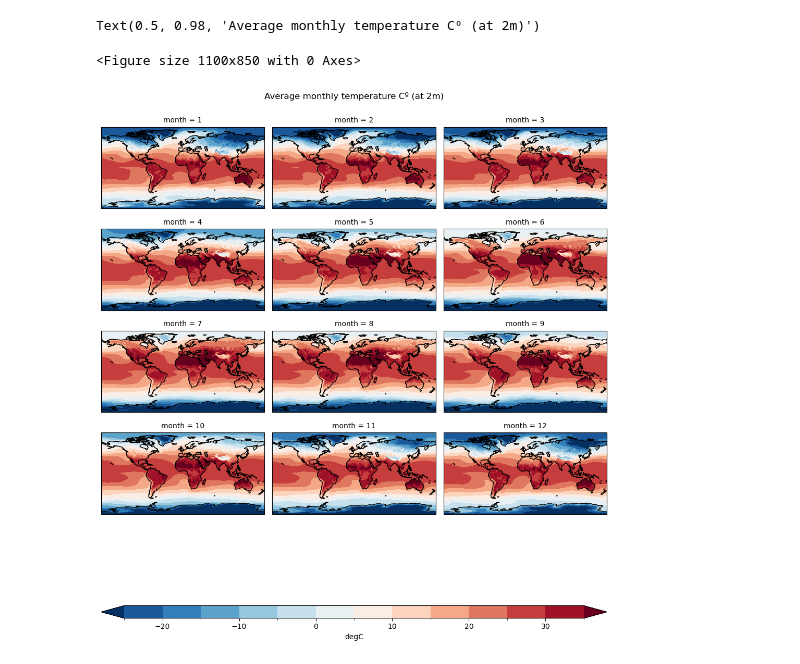
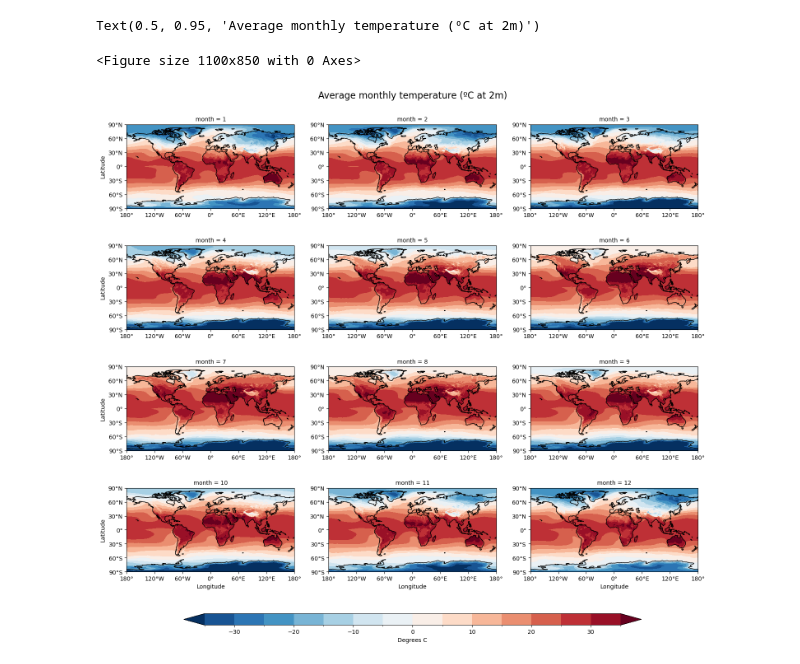
Before and after one commit to anlawyer/clim680, a Jupyter notebook: multipanel-climatology.ipynb, the cells around one changed output. Cells and saved outputs as stored; diff of their text form; code cells hidden in the pictures.

Commit message:
looking good, format and details are coming along

```diff
--- a/multipanel-climatology.ipynb
+++ b/multipanel-climatology.ipynb
@@ -49,29 +34,51 @@ Attributes:
 # %%
 fig = plt.figure(figsize=(11, 8.5))
 
-clevs = np.arange(-25, 36, 5)
+# set levels for countours and colorbar
+clevs = np.arange(-35, 36, 5)
 
+# Create facet grid for each month
 fg = local_mean_file['t2m'].plot.contourf(
     levels=clevs,
     row='month',
     col_wrap=3,
+    aspect=1.1,
+    size=4,
     robust=True,
     cmap='RdBu_r',
     extend='both',
     subplot_kws={"projection": ccrs.PlateCarree()},
     cbar_kwargs={
-        "orientation": "horizontal",
+        "location": "bottom",
         "shrink": 0.8,
         "aspect": 40,
-        "label": "degC",
+        "label": "Degrees C",
     },
 )
+
+# Set labels at bottom of columns and left side of rows
+fg.set_xlabels('Longitude')
+fg.set_ylabels('Latitude')
+
+plt.subplots_adjust(wspace=0.2, bottom=0.22)
 
 for ax in fg.axs.flat:
     ax.coastlines()
 
-plt.suptitle('Average monthly temperature Cº (at 2m)')
+    # Longitude labels
+    ax.set_xticks(np.arange(-180, 181, 60), crs=ccrs.PlateCarree())
+    lon_formatter = cticker.LongitudeFormatter()
+    ax.xaxis.set_major_formatter(lon_formatter)
+    ax.set_xlim(right=181) # right-most 180º tick mark wasn't showing up without this line
+
+    # Latitude labels
+    ax.set_yticks(np.arange(-90, 91, 30), crs=ccrs.PlateCarree())
+    lat_formatter = cticker.LatitudeFormatter()
+    ax.yaxis.set_major_formatter(lat_formatter)
+
+# add and position chart title
+plt.suptitle('Average monthly temperature (ºC at 2m)', fontsize=16, y=0.95)
 # %% [output]
-Text(0.5, 0.98, 'Average monthly temperature Cº (at 2m)')
+Text(0.5, 0.95, 'Average monthly temperature (ºC at 2m)')
 <Figure size 1100x850 with 0 Axes>
-[figure, old version]
+[figure, new version]
```
Also changed, not shown: parts of 1 cell of this notebook.
